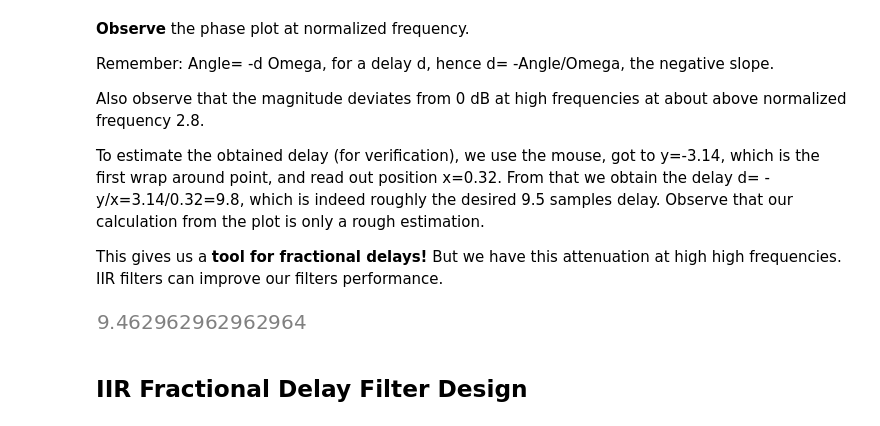
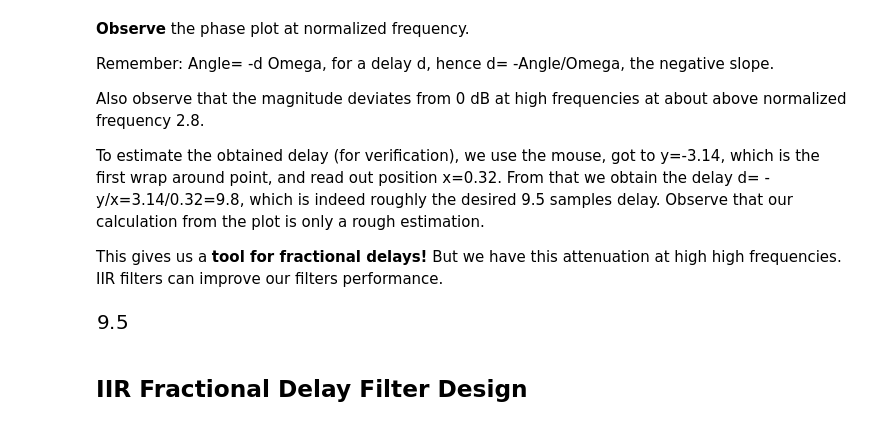
Before and after one commit to GuitarsAI/ADSP_Tutorials, a Jupyter notebook: ADSP_09_AllPassFilters.ipynb, the cells around one changed output. Drawn from its saved outputs; the diff is of its cells as text; code cells hidden in the pictures.

```diff
--- a/ADSP_09_AllPassFilters.ipynb
+++ b/ADSP_09_AllPassFilters.ipynb
@@ -222,11 +222,12 @@ from the plot is only a rough estimation.
 This gives us a **tool for fractional delays!**
 But we have this attenuation at high high frequencies.
 IIR filters can improve our filters performance.
-# %%
-# Delay:
-angles.max()/w[np.argmax(angles)]
-# %% [output]
-[figure, removed]
+# %%
+# Delay:
+peaks, _ = sp.find_peaks(-angles, height=0)
+-angles[peaks[0]]/w[peaks[0]]
+# %% [output]
+[figure, added]
 # %% [markdown]
 ## IIR Fractional Delay Filter Design
 # %% [markdown]
```
Also changed, not shown: parts of 7 cells of this notebook.
